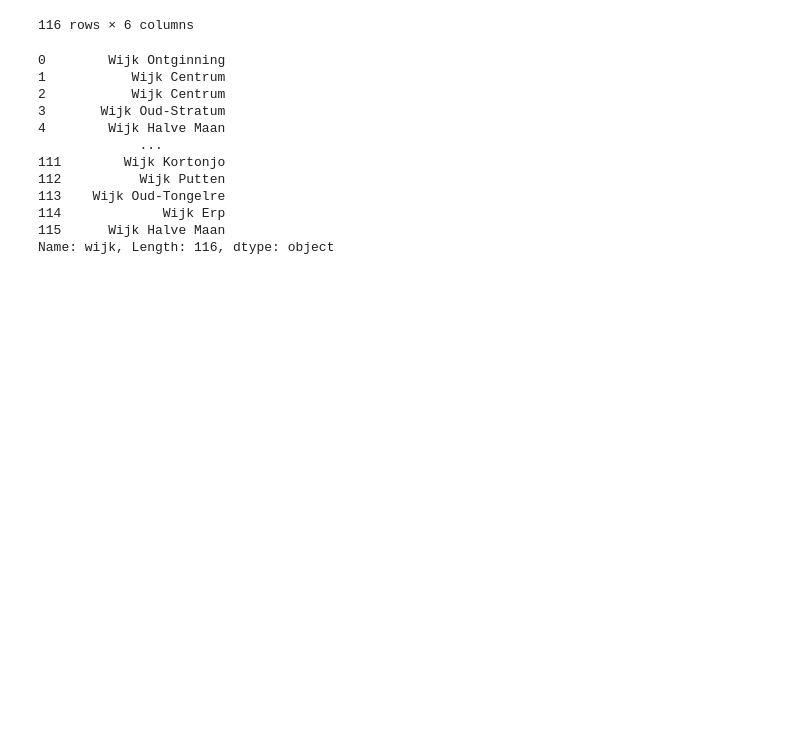
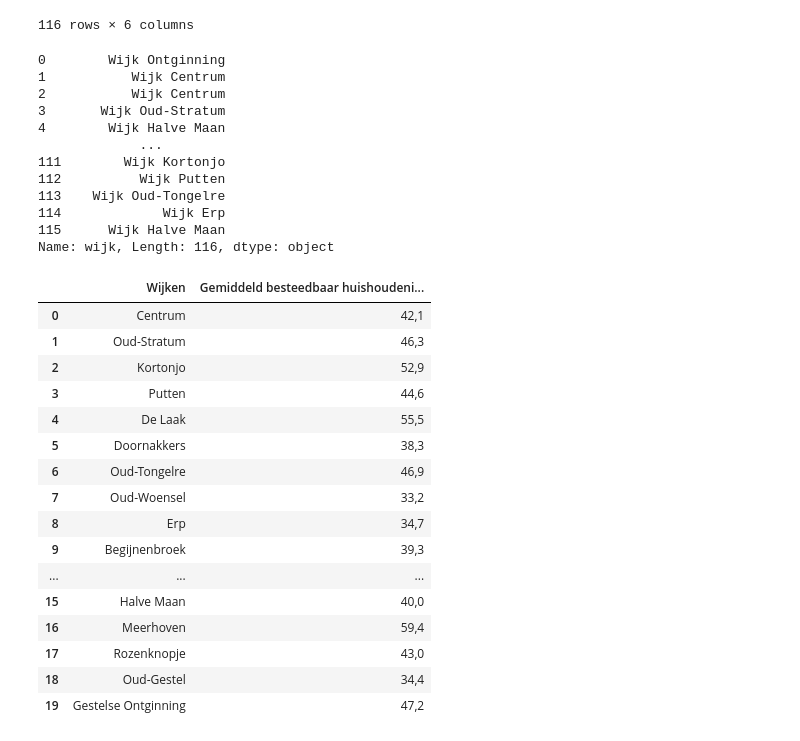
Before and after one commit to KaloyanDragiev/Knowledge-Engineering, a Jupyter notebook: notebook.ipynb, the cells around one changed output. Cells and saved outputs as stored; diff of their text form; code cells hidden in the pictures; blank space fills up the shorter version.

```diff
--- a/notebook.ipynb
+++ b/notebook.ipynb
@@ -170,5 +170,27 @@ merged_df_filter['wijk']
 114             Wijk Erp
 115      Wijk Halve Maan
 Name: wijk, Length: 116, dtype: object
+# %%
+wijken = pd.read_csv('Gemiddeld_besteedbaar_huishoudeninkomen_x1000_euro_-_2020_-_Wijken.csv', delimiter=';')
+# %%
+wijken
+# %% [output]
+|  | Wijken | Gemiddeld besteedbaar huishoudeni... |
+| 0 | Centrum | 42,1 |
+| 1 | Oud-Stratum | 46,3 |
+| 2 | Kortonjo | 52,9 |
+| 3 | Putten | 44,6 |
+| 4 | De Laak | 55,5 |
+| 5 | Doornakkers | 38,3 |
+| 6 | Oud-Tongelre | 46,9 |
+| 7 | Oud-Woensel | 33,2 |
+| 8 | Erp | 34,7 |
+| 9 | Begijnenbroek | 39,3 |
+| ... | ... | ... |
+| 15 | Halve Maan | 40,0 |
+| 16 | Meerhoven | 59,4 |
+| 17 | Rozenknopje | 43,0 |
+| 18 | Oud-Gestel | 34,4 |
+| 19 | Gestelse Ontginning | 47,2 |
 # %%
 merged_df_filter =  merged_df_filter.rename(columns=lambda x: x.replace(' ', ''))
```
Also changed, not shown: parts of 5 cells of this notebook, 1 other file.
